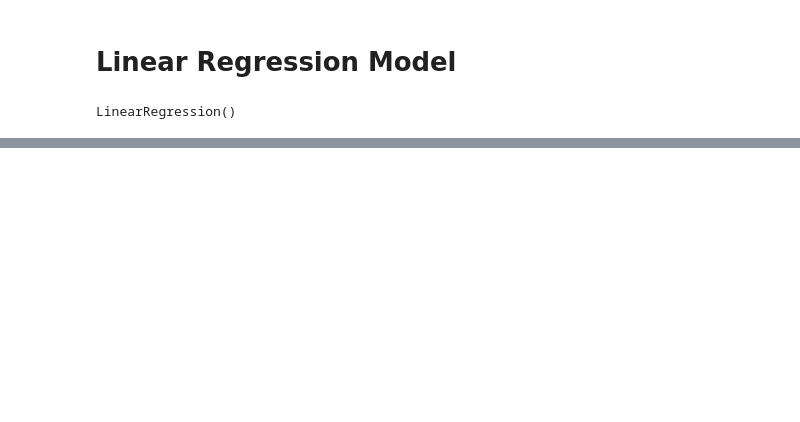
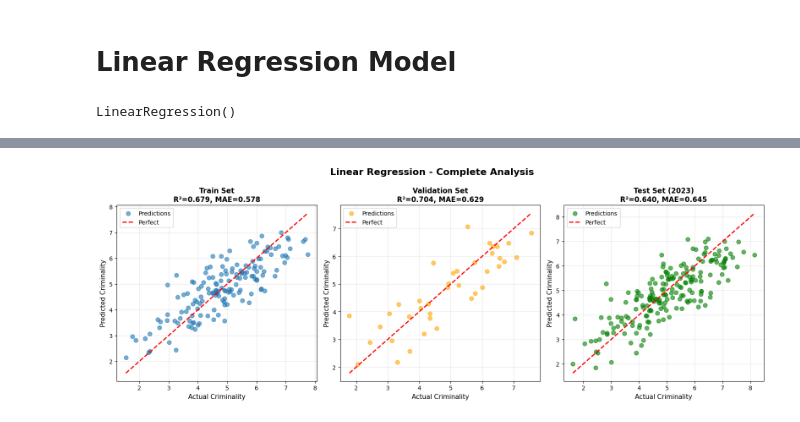
Before and after one commit to paccale/global_crime_indicators, a Jupyter notebook: notebook.ipynb, the cells around one changed output, grey strips where cells are left out. Saved outputs shown, nothing was run; the diff lists cells and outputs as text; code cells hidden in the pictures; blank space fills up the shorter version.

Commit message:
Linear Regression Terminated

```diff
--- a/notebook.ipynb
+++ b/notebook.ipynb
@@ -1071,3 +1069,11 @@ print(X_train.shape)
+# %%
+from sklearn.preprocessing import StandardScaler
+
+scaler = StandardScaler()
+X_full_train_scaled = scaler.fit_transform(X_full_train_encoded)
+X_test_scaled = scaler.transform(X_test_encoded)
+X_train_scaled= scaler.transform(X_train)
+X_val_scaled= scaler.transform(X_val)
 # %% [markdown]
 # Linear Regression Model
 # %%
@@ -1075,12 +1081,12 @@ from sklearn.linear_model import LinearRegression
 from sklearn.metrics import mean_absolute_error
 
 lr_model = LinearRegression()
-lr_model.fit(X_train, y_train)
+lr_model.fit(X_train_scaled, y_train)
 # %% [output]
 LinearRegression()
 # %%
-y_train_pred = lr_model.predict(X_train)
-y_val_pred = lr_model.predict(X_val)
+y_train_pred = lr_model.predict(X_train_scaled)
+y_val_pred = lr_model.predict(X_val_scaled)
 # %%
 from sklearn.metrics import mean_squared_error, mean_absolute_error, r2_score
 # %%
@@ -1127,0 +1127,2 @@ print(f"   R²:   {test_r2:.3f}")
+# %%
+y_test_pred = lr_model.predict(X_test_scaled)
@@ -1127,0 +1308,66 @@ print(f"   R²:   {test_r2:.3f}")
+# %%
+
+fig = plt.figure(figsize=(16, 10))
+
+# 1. Actual vs Predicted (Train, Val, Test)
+ax1 = plt.subplot(2, 3, 1)
+ax1.scatter(y_train, y_train_pred, alpha=0.6, s=50, label='Predictions')
+ax1.plot([y_train.min(), y_train.max()], [y_train.min(), y_train.max()], 'r--', lw=2, label='Perfect')
+ax1.set_xlabel('Actual Criminality', fontsize=11)
+ax1.set_ylabel('Predicted Criminality', fontsize=11)
+ax1.set_title(f'Train Set\nR²={train_r2:.3f}, MAE={train_mae:.3f}', fontsize=12, fontweight='bold')
+ax1.legend()
+ax1.grid(alpha=0.3)
+
+ax2 = plt.subplot(2, 3, 2)
+ax2.scatter(y_val, y_val_pred, alpha=0.6, s=50, color='orange', label='Predictions')
+ax2.plot([y_val.min(), y_val.max()], [y_val.min(), y_val.max()], 'r--', lw=2, label='Perfect')
+ax2.set_xlabel('Actual Criminality', fontsize=11)
+ax2.set_ylabel('Predicted Criminality', fontsize=11)
+ax2.set_title(f'Validation Set\nR²={val_r2:.3f}, MAE={val_mae:.3f}', fontsize=12, fontweight='bold')
+ax2.legend()
+ax2.grid(alpha=0.3)
+
+ax3 = plt.subplot(2, 3, 3)
+ax3.scatter(y_test, y_test_pred, alpha=0.6, s=50, color='green', label='Predictions')
+ax3.plot([y_test.min(), y_test.max()], [y_test.min(), y_test.max()], 'r--', lw=2, label='Perfect')
+ax3.set_xlabel('Actual Criminality', fontsize=11)
+ax3.set_ylabel('Predicted Criminality', fontsize=11)
+ax3.set_title(f'Test Set (2023)\nR²={test_r2:.3f}, MAE={test_mae:.3f}', fontsize=12, fontweight='bold')
+ax3.legend()
+ax3.grid(alpha=0.3)
+
+# # 2. Residuals (errori)
+# residuals_train = y_train - y_train_pred
+# residuals_val = y_val - y_val_pred
+# residuals_test = y_test - y_test_pred
+
+# ax4 = plt.subplot(2, 3, 4)
+# ax4.scatter(y_train_pred, residuals_train, alpha=0.6, s=50)
+# ax4.axhline(y=0, color='r', linestyle='--', linewidth=2)
+# ax4.set_xlabel('Predicted Criminality', fontsize=11)
+# ax4.set_ylabel('Residuals', fontsize=11)
+# ax4.set_title('Residuals - Train', fontsize=12, fontweight='bold')
+# ax4.grid(alpha=0.3)
+
+# ax5 = plt.subplot(2, 3, 5)
+# ax5.scatter(y_val_pred, residuals_val, alpha=0.6, s=50, color='orange')
+# ax5.axhline(y=0, color='r', linestyle='--', linewidth=2)
+# ax5.set_xlabel('Predicted Criminality', fontsize=11)
+# ax5.set_ylabel('Residuals', fontsize=11)
+# ax5.set_title('Residuals - Validation', fontsize=12, fontweight='bold')
+# ax5.grid(alpha=0.3)
+
+# ax6 = plt.subplot(2, 3, 6)
+# ax6.scatter(y_test_pred, residuals_test, alpha=0.6, s=50, color='green')
+# ax6.axhline(y=0, color='r', linestyle='--', linewidth=2)
+# ax6.set_xlabel('Predicted Criminality', fontsize=11)
+# ax6.set_ylabel('Residuals', fontsize=11)
+# ax6.set_title('Residuals - Test (2023)', fontsize=12, fontweight='bold')
+# ax6.grid(alpha=0.3)
+
+plt.suptitle('Linear Regression - Complete Analysis', fontsize=16, fontweight='bold', y=0.995)
+plt.tight_layout()
+plt.show()
+# %% [output]
+[figure, added]
```
Also changed, not shown: parts of 15 cells of this notebook, 1 other file.
